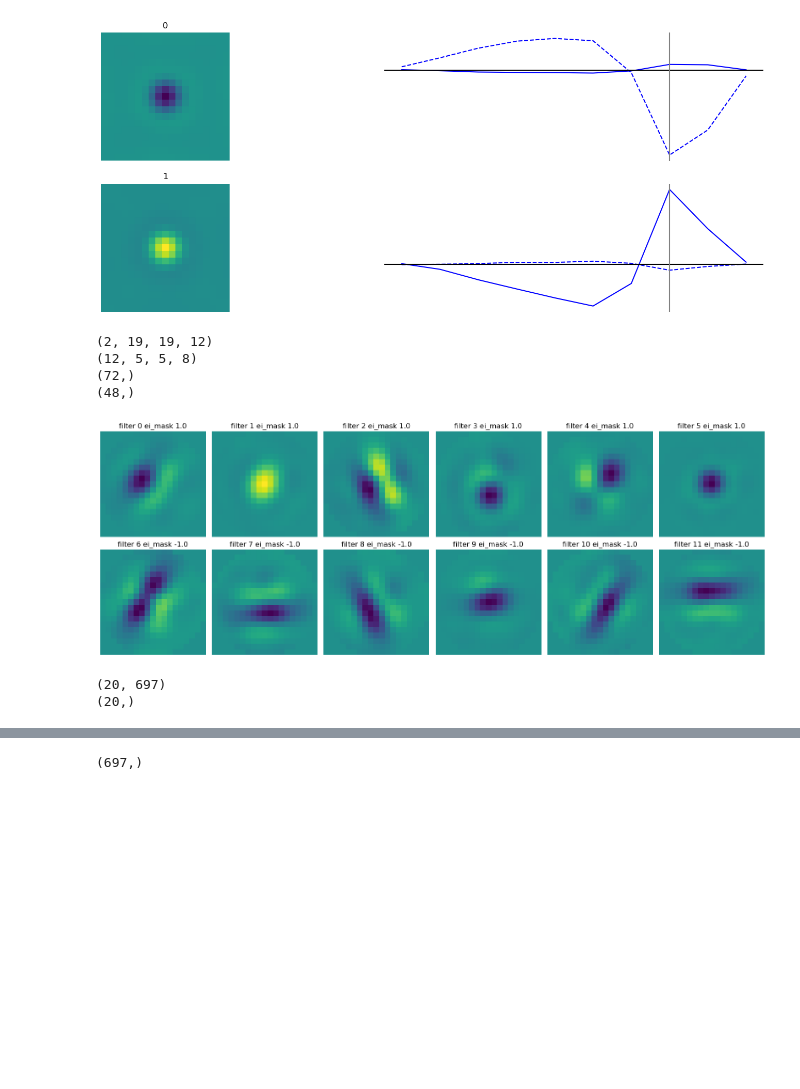
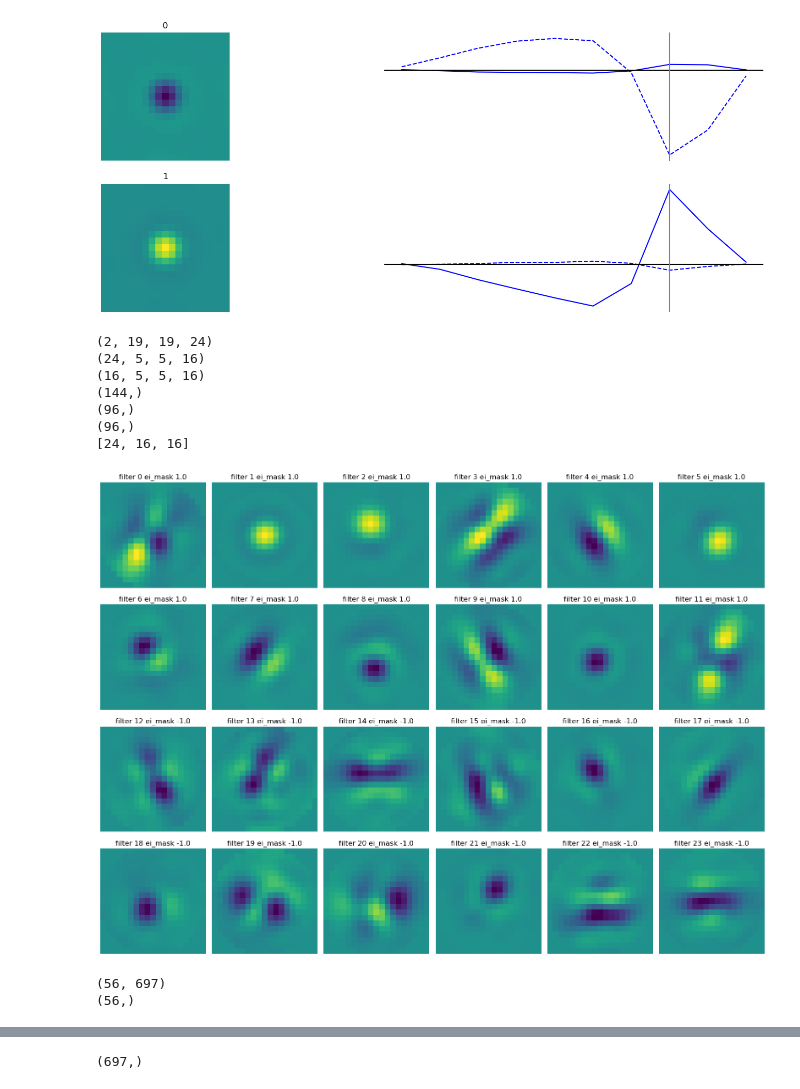
Before and after one commit to IsabelF98/Cloud_SynthData_Proj, a Jupyter notebook: OriCNN_L23.ipynb, the cells around one changed output, grey strips where cells are left out. Saved outputs shown, nothing was run; the diff lists cells and outputs as text; code cells hidden in the pictures; blank space fills up the shorter version.

```diff
--- a/OriCNN_L23.ipynb
+++ b/OriCNN_L23.ipynb
@@ -154,12 +155,12 @@ Angle mu0: (697,)
 # %%
 # Adam Parameters
 adam_pars = utils.create_optimizer_params(
-    optimizer_type='AdamW', batch_size=3,
+    optimizer_type='AdamW', batch_size=1,
     learning_rate=0.01, early_stopping_patience=4,
-    optimize_graph=False, weight_decay=0.2, accumulated_grad_batches=3)
+    optimize_graph=False, weight_decay=0.2, accumulated_grad_batches=1)
 adam_pars['device'] = device
 # %%
-L4_cnn = NDN.load_model_zip('models/1016_three_layer_model_ORICONV_CNN_L4_None_maxreg.ndn')
+L4_cnn = NDN.load_model_zip('models/1021_three_layer_model_ORICONV_CNN_24_16_units_L4_LGN_fixed.ndn')
 L4_cnn.block_sample = True
 L4_cnn.list_parameters()
 # %% [output]
@@ -188,11 +189,11 @@ Creg0 = 0.05 # center
 Xreg1 = 0.1 # d2/dx
 Creg1 = 0.001 # center
 
-MaxReg = None
+MaxReg = 10.0
 
 angle_mode = 'nearest' # 'bilinear'
 
-num_subs = [2, 12, 8, 8]
+num_subs = [2, 24, 16, 16]
 fws = [19, 19, 5, 5]
 
 NQ = len(angles)
@@ -225,7 +226,7 @@ for ii in range(2,len(fws)):
         angles=angles) )
 
 scaffold_netQ =  FFnetwork.ffnet_dict(
-    ffnet_type='scaffold3d', xstim_n='stim', layer_list=clayersQ, scaffold_levels=[1,3], num_lags_out=NQ)
+    ffnet_type='scaffold3d', xstim_n='stim', layer_list=clayersQ, scaffold_levels=[1,3,4], num_lags_out=NQ)
 
 readout_parsQ = ReadoutLayerQsample.layer_dict(
     num_filters=NC, NLtype='softplus', bias=True, pos_constraint=True,
@@ -273,7 +274,7 @@ Network 0:
       NOT FIT: Qmu: torch.Size([697, 1])
       NOT FIT: Qsigma: torch.Size([697, 1])
 # %%
-cnn.fit(data, **adam_pars, verbose=True)
+cnn.fit(data, **adam_pars, verbose=2)
 # %% [output]
 Model: M697_CsXXXX_X
 
@@ -308,38 +307,47 @@ cnn.plot_filters()
 # %%
 filters1 = cnn.get_weights(ffnet_target=0,layer_target=1)
 filters2 = cnn.get_weights(ffnet_target=0,layer_target=3)
+filters3 = cnn.get_weights(ffnet_target=0,layer_target=4)
 ei_mask_layer1 = deepcopy(cnn.networks[0].layers[1]._ei_mask).detach().cpu().numpy()
 ei_mask_layer2 = deepcopy(cnn.networks[0].layers[3]._ei_mask).detach().cpu().numpy()
+ei_mask_layer3 = deepcopy(cnn.networks[0].layers[4]._ei_mask).detach().cpu().numpy()
+num_filters = [filters1.shape[3], filters2.shape[3], filters3.shape[3]]
 print(filters1.shape)
 print(filters2.shape)
+print(filters3.shape)
 print(ei_mask_layer1.shape)
 print(ei_mask_layer2.shape)
+print(ei_mask_layer3.shape)
+print(num_filters)
 # %% [output]
-(2, 19, 19, 12)
-(12, 5, 5, 8)
-(72,)
-(48,)
+(2, 19, 19, 24)
+(24, 5, 5, 16)
+(16, 5, 5, 16)
+(144,)
+(96,)
+(96,)
+[24, 16, 16]
 # %%
-ss(2,6)
-for i in range(12):
-    plt.subplot(2,6,i+1)
+ss(4,6)
+for i in range(24):
+    plt.subplot(4,6,i+1)
     imagesc(filters1[0,:,:,i], balanced=True)
     plt.title('filter '+str(i)+' ei_mask '+str(ei_mask_layer1[i]))
     plt.axis('off')
 plt.tight_layout()
 #plt.savefig('/home/ifernand/Desktop/filters.png')
 plt.show()
 # %% [output]
-[figure, old version]
+[figure, new version]
 # %%
 # Readout Weights (i.e. Barcodes)
-full_ei_mask = np.concatenate((ei_mask_layer1[:filters1.shape[3]], ei_mask_layer2[:filters2.shape[3]]))
+full_ei_mask = np.concatenate((ei_mask_layer1[:filters1.shape[3]], ei_mask_layer2[:filters2.shape[3]], ei_mask_layer3[:filters3.shape[3]]))
 readout_w = cnn.get_weights(ffnet_target=1)
 print(readout_w.shape)
 print(full_ei_mask.shape)
 # %% [output]
-(20, 697)
-(20,)
+(56, 697)
+(56,)
 # %%
 ss(rh=4)
 imagesc((readout_w*full_ei_mask.reshape(full_ei_mask.shape[0],1)).T, cmap='bwr')
```
Also changed, not shown: parts of 19 cells of this notebook, 2 other files.
